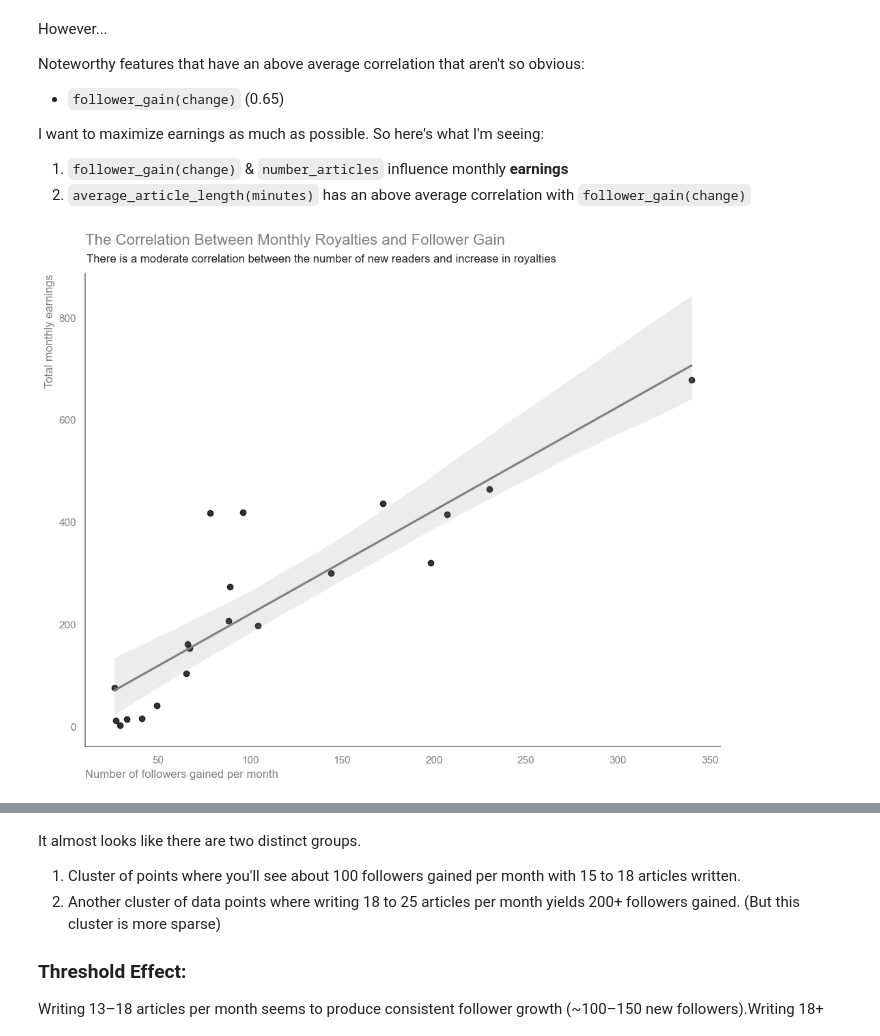
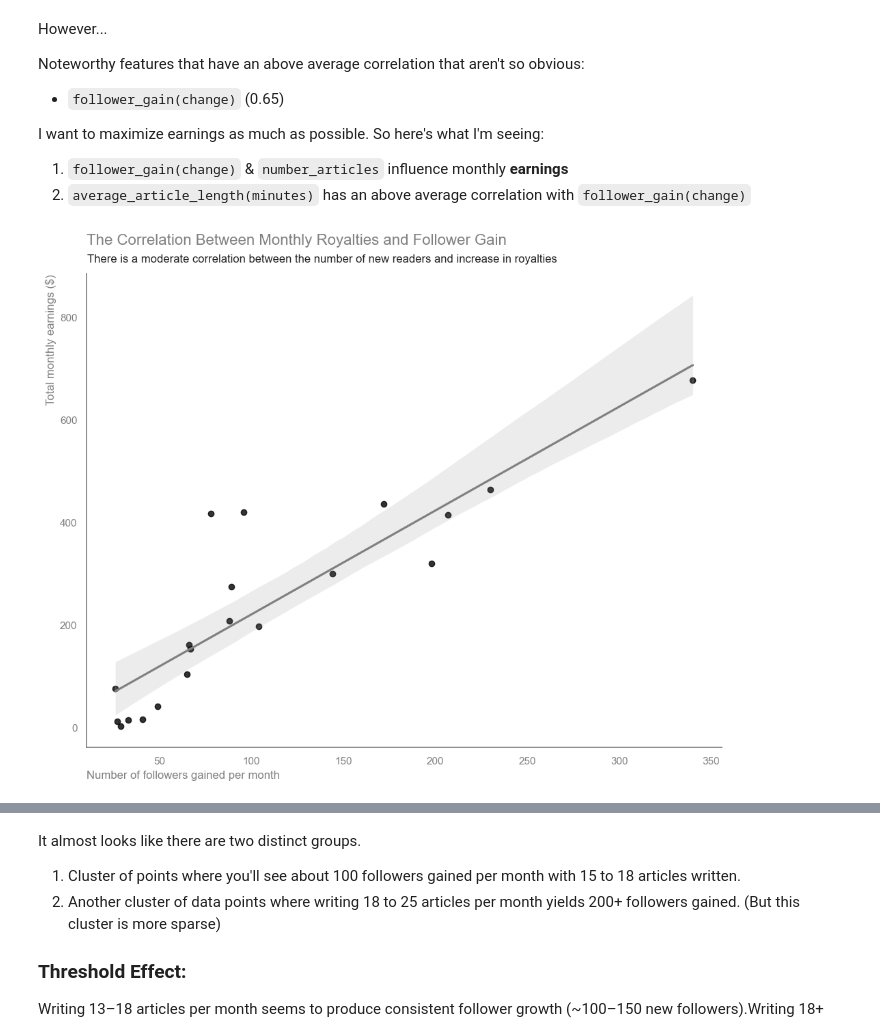
Before and after one commit to paul-trood/medium_earnings, a Jupyter notebook: 02_data_analysis.ipynb, the cells around one changed output, grey strips where cells are left out. Drawn from its saved outputs; the diff is of its cells as text; code cells hidden in the pictures.

```diff
--- a/02_data_analysis.ipynb
+++ b/02_data_analysis.ipynb
@@ -246,26 +245,26 @@ sns.set_theme(style="white", palette=None, font="Arial")
 # %%
 # Scatter plot
 fig, ax = plt.subplots(figsize = (12,9))
 g = sns.regplot(data=dataframe, x="follower_gain(change)", y="earnings", line_kws={"color": "grey"}, scatter_kws={"color": "black"})
 sns.despine()
 
 for spine in ax.spines.values(): # set color of spines
     spine.set_color("grey")
 
 # Change x-axis tick color
 ax.tick_params(axis='x', colors='grey')
 
 # Change y-axis tick color
 ax.tick_params(axis='y', colors='grey')
 
 plt.xlabel("Number of followers gained per month", loc = "left", fontsize=12, color = "grey")
-plt.ylabel("Total monthly earnings", loc="top", fontsize=12, color = "grey")
+plt.ylabel("Total monthly earnings ($)", loc="top", fontsize=12, color = "grey")
 plt.title("The Correlation Between Monthly Royalties and Follower Gain", fontsize=16, color = "grey", loc="left", y=1.05)
 plt.suptitle("There is a moderate correlation between the number of new readers and increase in royalties", y = 0.912, x = 0.413, size = 12)
 
 plt.show()
 # %% [output]
-[figure, old version]
+[figure, new version]
 # %%
 # Scatter plot
 fig, ax = plt.subplots(figsize = (12,9))
```
Also changed, not shown: parts of 9 cells of this notebook, 1 other file.
